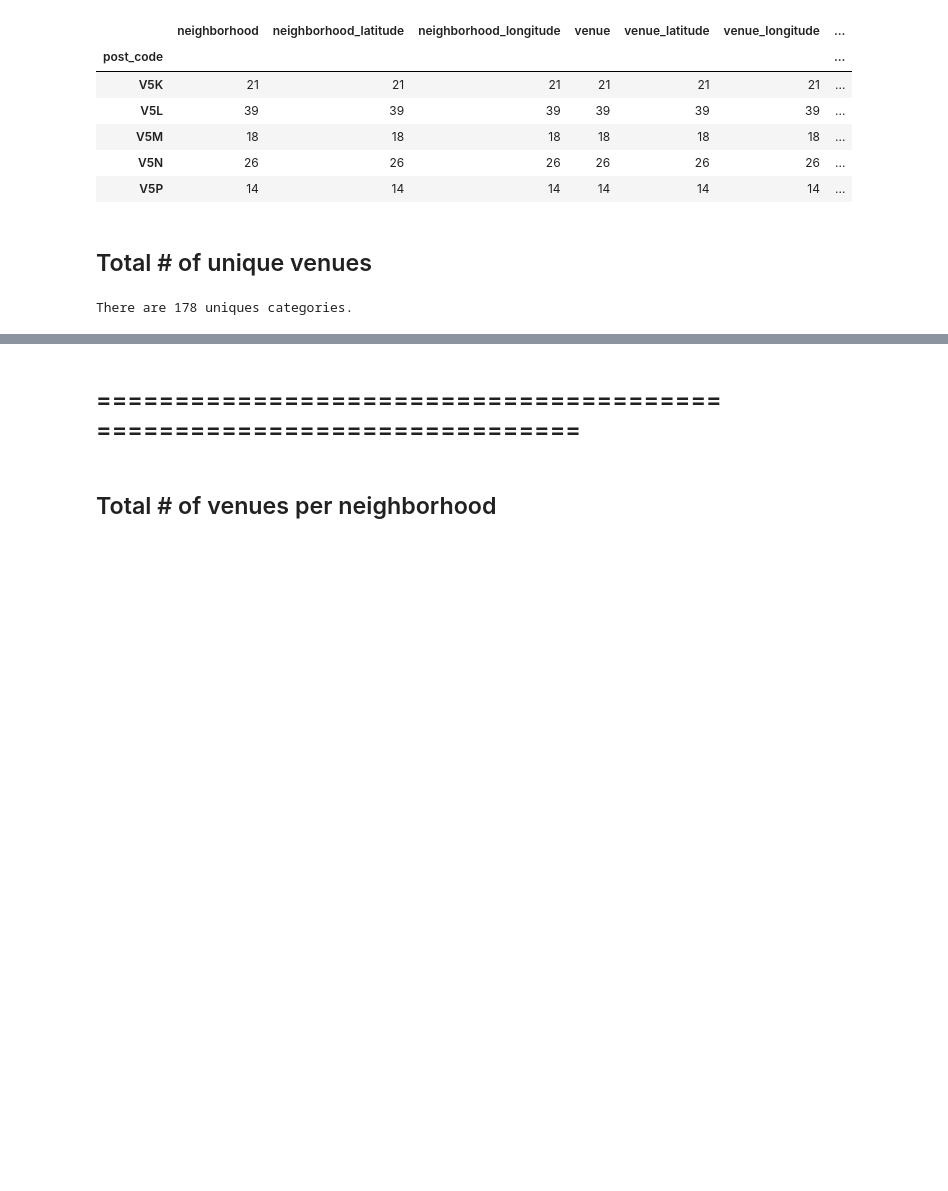
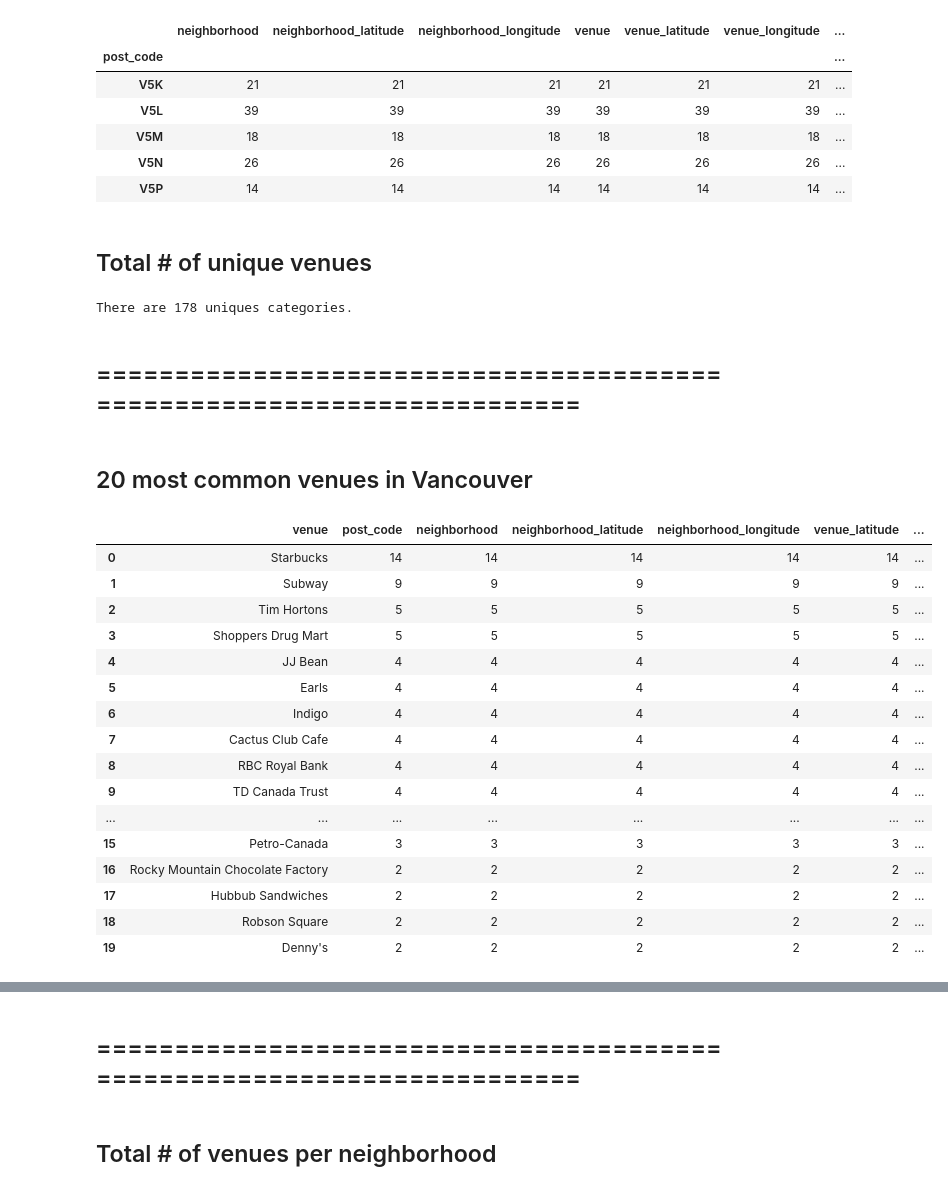
Before and after one commit to dprossi/Capstone_Project_IBM_Data_Science, a Jupyter notebook: Applied_Data_Science_Capstone_Project_Vancouver.ipynb, the cells around one changed output, grey strips where cells are left out. Saved outputs shown, nothing was run; the diff lists cells and outputs as text; code cells hidden in the pictures; blank space fills up the shorter version.

```diff
--- a/Applied_Data_Science_Capstone_Project_Vancouver.ipynb
+++ b/Applied_Data_Science_Capstone_Project_Vancouver.ipynb
@@ -508,3 +508,30 @@ vancouver_venues.groupby('post_code').count().head()
 print('There are {} uniques categories.'.format(len(vancouver_venues['venue_category'].unique())))
 # %% [output]
 There are 178 uniques categories.
+# %% [markdown]
+
+## =======================================================================
+# %% [markdown]
+## 20 most common venues in Vancouver
+# %%
+common_venues_20 = vancouver_venues.groupby('venue').count().sort_values('neighborhood', ascending=False).head(20)
+common_venues_20.reset_index(inplace=True)
+common_venues_20
+# %% [output]
+|  | venue | post_code | neighborhood | neighborhood_latitude | neighborhood_longitude | venue_latitude | ... |
+| 0 | Starbucks | 14 | 14 | 14 | 14 | 14 | ... |
+| 1 | Subway | 9 | 9 | 9 | 9 | 9 | ... |
+| 2 | Tim Hortons | 5 | 5 | 5 | 5 | 5 | ... |
+| 3 | Shoppers Drug Mart | 5 | 5 | 5 | 5 | 5 | ... |
+| 4 | JJ Bean | 4 | 4 | 4 | 4 | 4 | ... |
+| 5 | Earls | 4 | 4 | 4 | 4 | 4 | ... |
+| 6 | Indigo | 4 | 4 | 4 | 4 | 4 | ... |
+| 7 | Cactus Club Cafe | 4 | 4 | 4 | 4 | 4 | ... |
+| 8 | RBC Royal Bank | 4 | 4 | 4 | 4 | 4 | ... |
+| 9 | TD Canada Trust | 4 | 4 | 4 | 4 | 4 | ... |
+| ... | ... | ... | ... | ... | ... | ... | ... |
+| 15 | Petro-Canada | 3 | 3 | 3 | 3 | 3 | ... |
+| 16 | Rocky Mountain Chocolate Factory | 2 | 2 | 2 | 2 | 2 | ... |
+| 17 | Hubbub Sandwiches | 2 | 2 | 2 | 2 | 2 | ... |
+| 18 | Robson Square | 2 | 2 | 2 | 2 | 2 | ... |
+| 19 | Denny's | 2 | 2 | 2 | 2 | 2 | ... |
```
Also changed, not shown: parts of 7 cells of this notebook.
